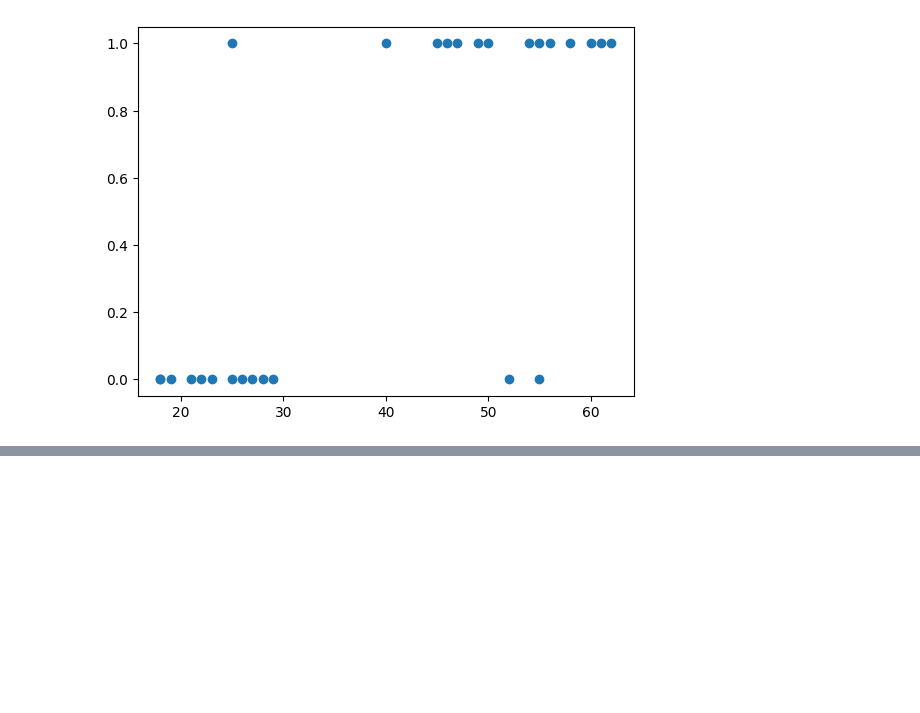
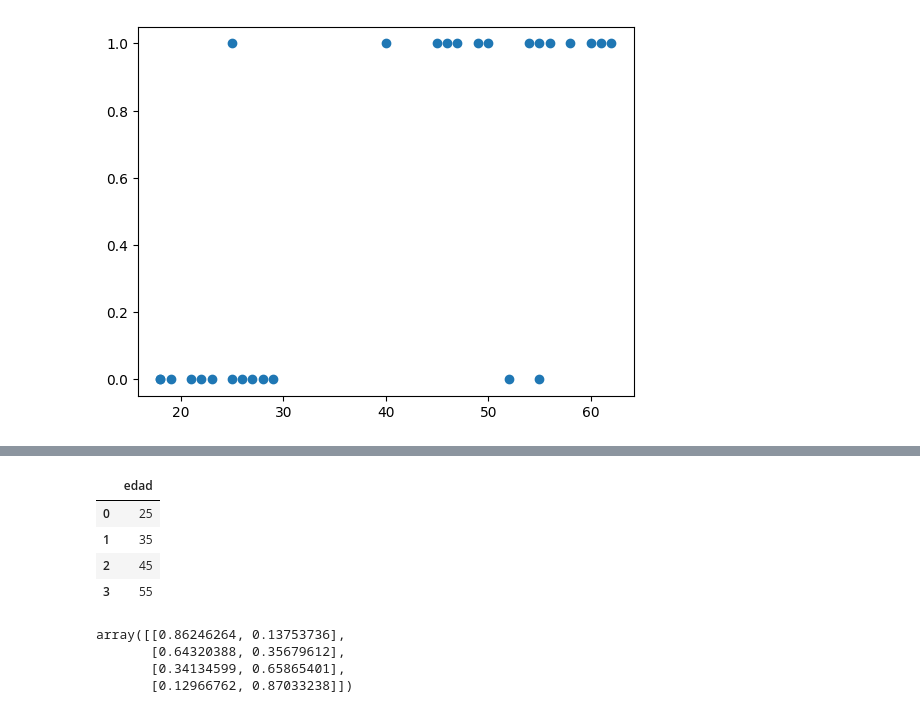
Before and after one commit to AlexManottupa/Python_LearnAI_more, a Jupyter notebook: Modulos Python/RegresionLogistica.ipynb, the cells around one changed output, grey strips where cells are left out. Cells and saved outputs as stored; diff of their text form; code cells hidden in the pictures; blank space fills up the shorter version.

```diff
--- a/Modulos Python/RegresionLogistica.ipynb
+++ b/Modulos Python/RegresionLogistica.ipynb
@@ -34,0 +65,17 @@ x_entrena, y_entrena,X_prueba, y_prueba = train_test_split()
+# %%
+datos_nuevos = pd.DataFrame({"edad": [25, 35, 45, 55]})
+datos_nuevos
+# %% [output]
+|  | edad |
+| 0 | 25 |
+| 1 | 35 |
+| 2 | 45 |
+| 3 | 55 |
+# %%
+probablididad = modelo.predict_proba(datos_nuevos)
+probablididad
+# %% [output]
+array([[0.86246264, 0.13753736],
+       [0.64320388, 0.35679612],
+       [0.34134599, 0.65865401],
+       [0.12966762, 0.87033238]])
```
Also changed, not shown: parts of 7 cells of this notebook, 20 other files.
